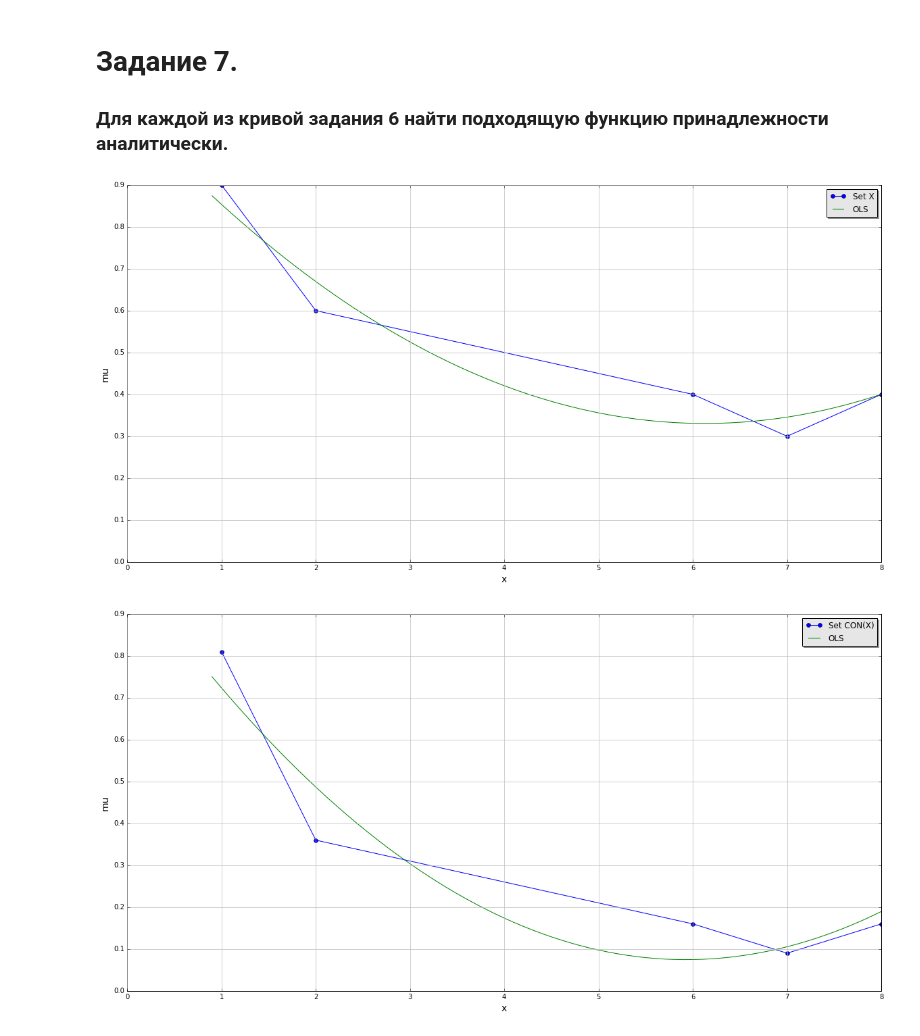
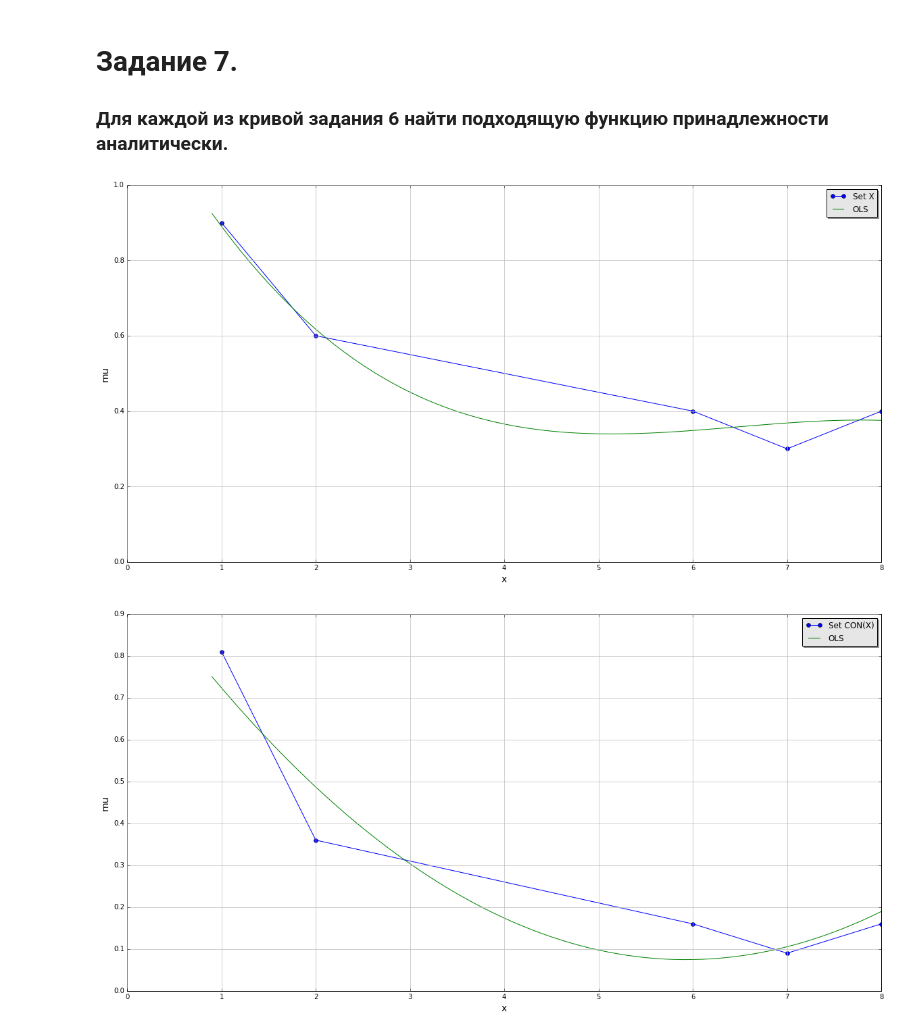
Before and after one commit to mikuspikus/Fuzzy-Logic, a Jupyter notebook: fuzzy_sets_2_v1.ipynb, the cells around one changed output. Cells and saved outputs as stored; diff of their text form; code cells hidden in the pictures.

```diff
--- a/fuzzy_sets_2_v1.ipynb
+++ b/fuzzy_sets_2_v1.ipynb
@@ -295,7 +295,7 @@ def DIL(x):
 # %%
 #approx functions below
 def OLS_polynominal(x_list, y_list, k, h = 0.1):
-    def make_coefficients():
+    def make_coefficients_matrix():
         xs = []
         for i in range(k + 1):
             buffer = []
@@ -306,10 +306,11 @@ def OLS_polynominal(x_list, y_list, k, h = 0.1):
                     else:
                         buffer.append( sum(x_list[t] ** j for t in range(n)) )
             else:
-                for j in range(k + 1):
-                    buffer.append( sum(x_list[t] ** (j + i) for t in range(n)) )
+                buffer = xs[i - 1][1:]
+                buffer.append( sum(x_list[t] ** (k + i) for t in range(n)) )
             xs.append(buffer)
         return np.matrix(xs)
+
     def make_result_vector():
         ys = []
         for i in range(k + 1):
@@ -317,10 +318,10 @@ def OLS_polynominal(x_list, y_list, k, h = 0.1):
         return ys
 
     n = len(x_list)
-    b = np.linalg.lstsq(make_coefficients(), make_result_vector())[0]
+    b = np.linalg.lstsq(make_coefficients_matrix(), make_result_vector())[0]
 
     new_y_list = []
-    new_x_list = np.arange(x_list[0] - h, x_list[n - 1] + h, h)
+    new_x_list = np.arange(x_list[0] - h, x_list[-1] + h, h)
     for x in new_x_list:
         new_y_list.append( sum(b[i] * (x ** i) for i in range(len(b))) )
     return (new_x_list, new_y_list)
@@ -655,30 +656,30 @@ plt.show()
 # %%
 fig, ax = plt.subplots(figsize = (20, 10))
 
 xs, ys = X.get_coordinates()
 
 ax.plot(xs, ys, '-bo',label = 'Set X')
 
 x, y = X.get_coordinates()
-xs, ys = OLS_polynominal(x, y, 2)
+xs, ys = OLS_polynominal(x, y, 3)
 ax.plot(xs, ys, '-g', label = 'OLS')
 
 plt.xlabel('x', fontsize = 14)
 plt.ylabel('mu', fontsize = 14)
 ax.xaxis.set_minor_locator(plt.MultipleLocator(5))
 ax.yaxis.set_minor_locator(plt.MultipleLocator(5))
 ax.axhline(0, color='black')
 ax.axvline(0, color='black')
 ax.grid(which='major', axis='x', linewidth=0.75, linestyle='-', color='0.75')
 ax.grid(which='major', axis='y', linewidth=0.75, linestyle='-', color='0.75')
 legend = ax.legend(loc = 'upper right', shadow = True)
 
 frame = legend.get_frame()
 frame.set_facecolor('0.90')
 
 plt.show()
 # %% [output]
-[figure, old version]
+[figure, new version]
 # %%
 fig, ax = plt.subplots(figsize = (20, 10))
 
```
Also changed, not shown: parts of 1 cell of this notebook.
